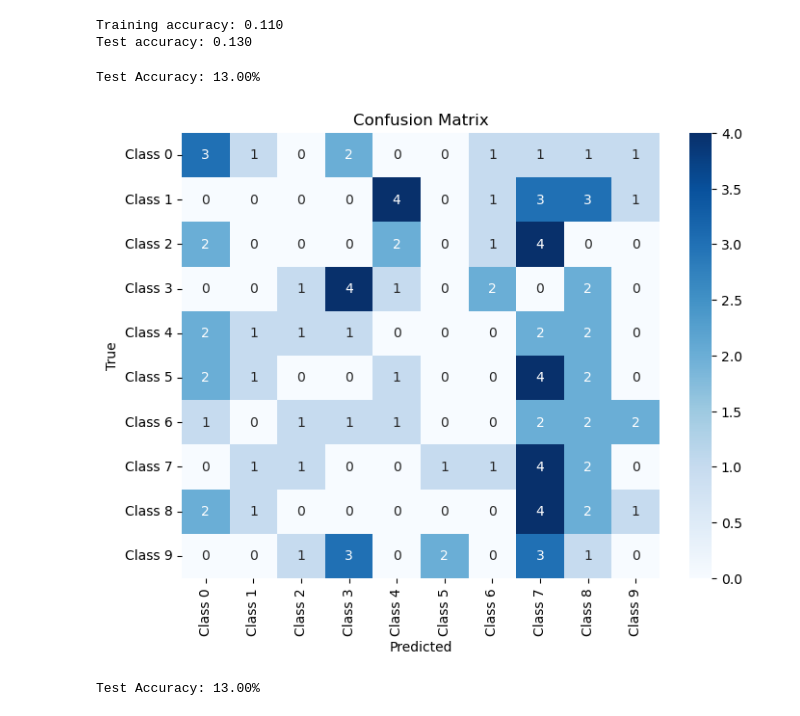
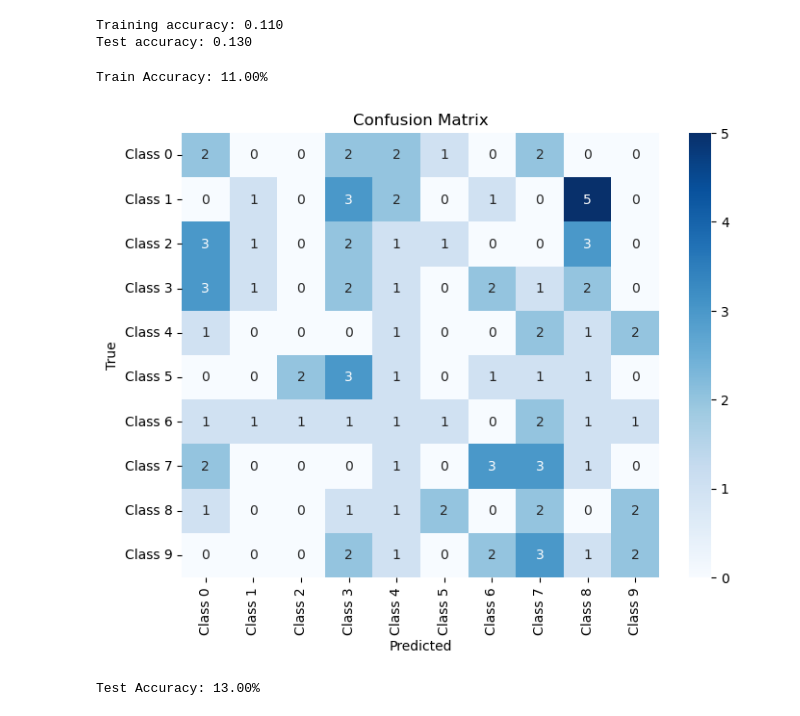
Before and after one commit to nalinir/spytorch, a Jupyter notebook: notebooks/SpyTorchTutorial2 _withNMNIST.ipynb, the cells around one changed output. Cells and saved outputs as stored; diff of their text form; code cells hidden in the pictures.

Commit message:
Adjusted Randman accuracy

```diff
--- a/notebooks/SpyTorchTutorial2 _withNMNIST.ipynb
+++ b/notebooks/SpyTorchTutorial2 _withNMNIST.ipynb
@@ -457,17 +457,17 @@ def plot_confusion_matrix(conf_matrix, class_names):
     plt.title("Confusion Matrix")
     plt.show()
 # %%
-train_accuracy, train_conf_matrix = compute_classification_accuracy(test_loader)
+train_accuracy, train_conf_matrix = compute_classification_accuracy(train_loader)
 
 # Print results
-print(f"Test Accuracy: {train_accuracy * 100:.2f}%")
+print(f"Train Accuracy: {train_accuracy * 100:.2f}%")
 class_names = [f"Class {i}" for i in range(nb_outputs)]
 
 # Plot the confusion matrix
 plot_confusion_matrix(train_conf_matrix, class_names)
 # %% [output]
-Test Accuracy: 13.00%
+Train Accuracy: 11.00%
-[figure, old version]
+[figure, new version]
 # %%
 test_accuracy, test_conf_matrix = compute_classification_accuracy(test_loader)
 
```
